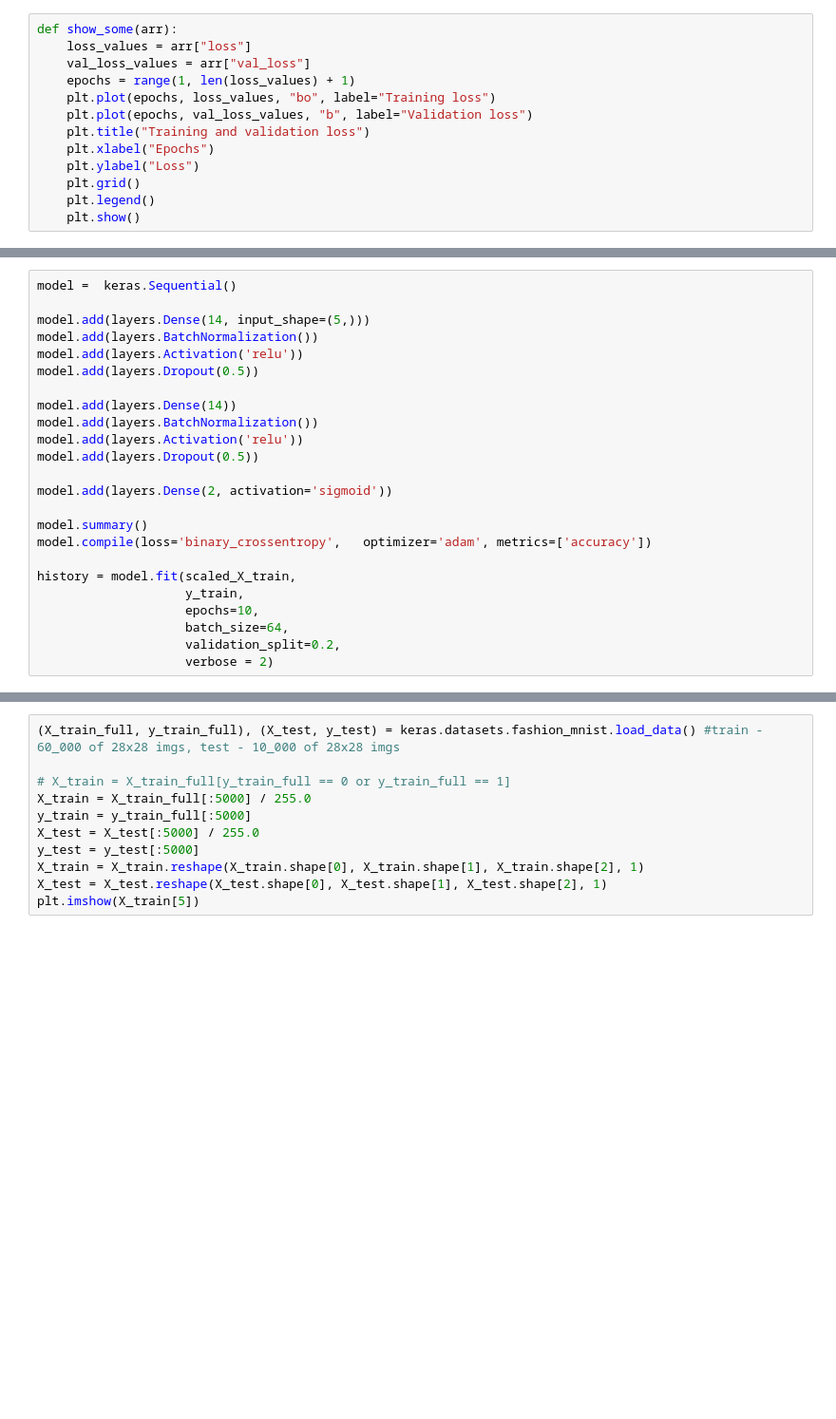
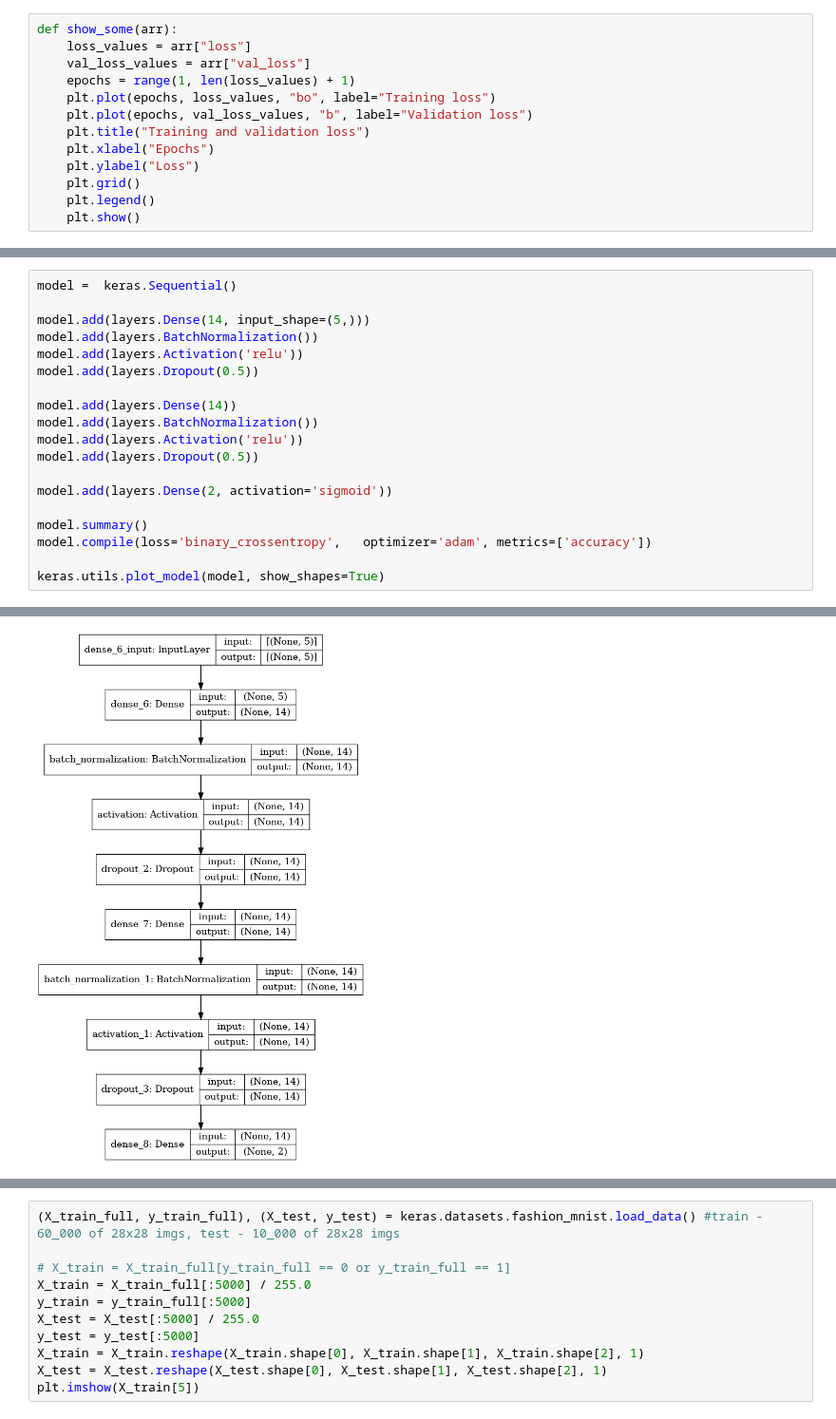
Before and after one commit to kus-machine/Course5-machine-learning, a Jupyter notebook: c5lab4-network.ipynb, the cells around one changed output, grey strips where cells are left out. Shown at 95% size. Cells and saved outputs as stored; diff of their text form; blank space fills up the shorter version.

```diff
--- a/c5lab4-network.ipynb
+++ b/c5lab4-network.ipynb
@@ -209,12 +236,7 @@ model.add(layers.Dense(2, activation='sigmoid'))
 model.summary()
 model.compile(loss='binary_crossentropy',   optimizer='adam', metrics=['accuracy'])
 
-history = model.fit(scaled_X_train,
-                    y_train,
-                    epochs=10,
-                    batch_size=64,
-                    validation_split=0.2,
-                    verbose = 2)
+keras.utils.plot_model(model, show_shapes=True)
 # %% [output]
 Model: "sequential_2"
 _________________________________________________________________
@@ -235,0 +258 @@ Epoch 10/10
+[figure, added]
```
Also changed, not shown: parts of 17 cells of this notebook.
